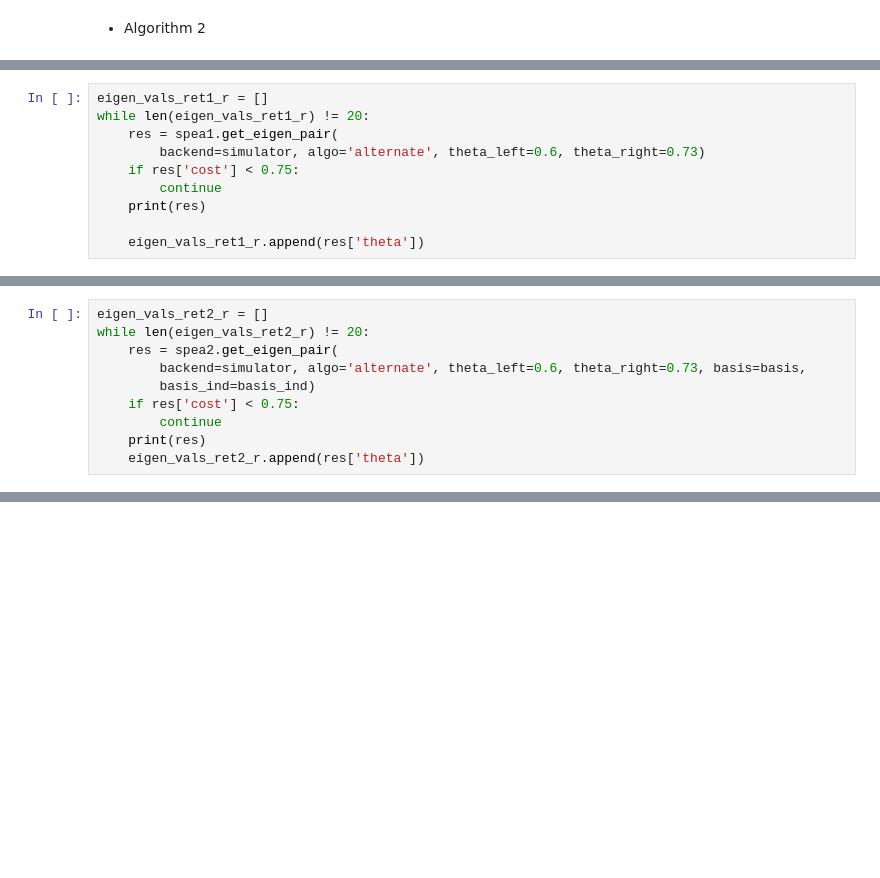
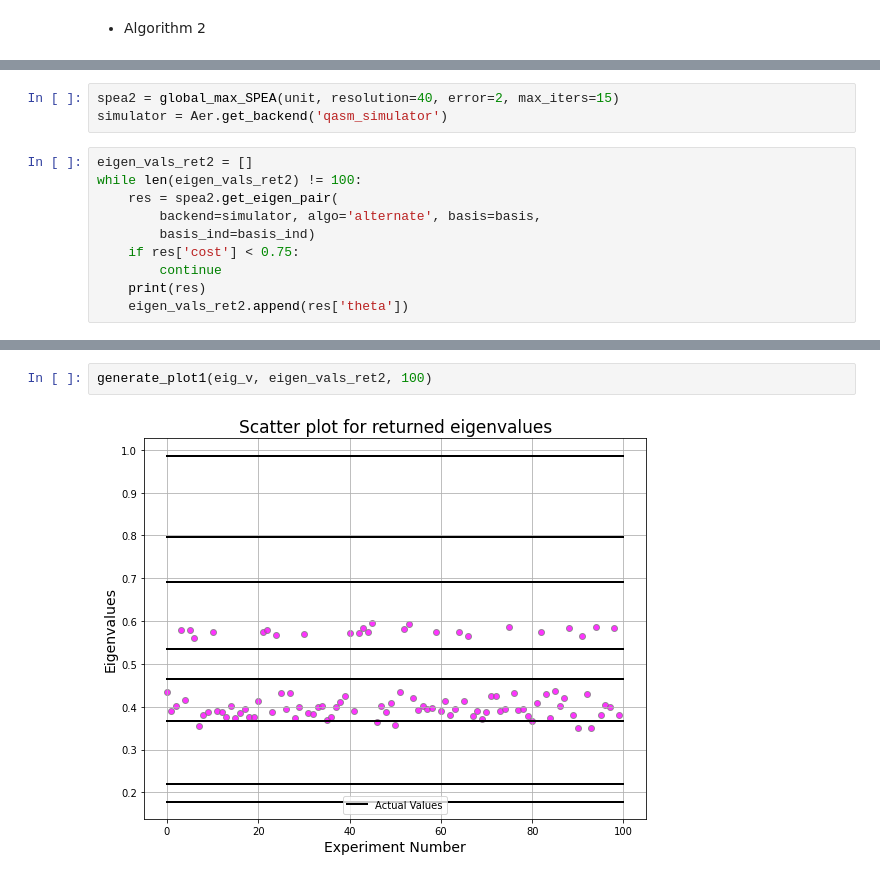
Before and after one commit to TheGupta2012/QPE-Algorithms, a Jupyter notebook: QPE/Statistical QPE/Experiments/Testing convergence to minimum eigenvalues.ipynb, the cells around one changed output, grey strips where cells are left out. Drawn from its saved outputs; the diff is of its cells as text; blank space fills up the shorter version.

```diff
--- a/QPE/Statistical QPE/Experiments/Testing convergence to minimum eigenvalues.ipynb
+++ b/QPE/Statistical QPE/Experiments/Testing convergence to minimum eigenvalues.ipynb
@@ -175,10 +192,0 @@ simulator = Aer.get_backend('qasm_simulator')
-# %%
-eigen_vals_ret1_r = []
-while len(eigen_vals_ret1_r) != 20:
-    res = spea1.get_eigen_pair(
-        backend=simulator, algo='alternate', theta_left=0.6, theta_right=0.73)
-    if res['cost'] < 0.75:
-        continue
-    print(res)
-
-    eigen_vals_ret1_r.append(res['theta'])
@@ -212,10 +192,0 @@ simulator = Aer.get_backend('qasm_simulator')
-# %%
-eigen_vals_ret2_r = []
-while len(eigen_vals_ret2_r) != 20:
-    res = spea2.get_eigen_pair(
-        backend=simulator, algo='alternate', theta_left=0.6, theta_right=0.73, basis=basis,
-        basis_ind=basis_ind)
-    if res['cost'] < 0.75:
-        continue
-    print(res)
-    eigen_vals_ret2_r.append(res['theta'])
@@ -308,0 +193,13 @@ res1
+# %%
+spea2 = global_max_SPEA(unit, resolution=40, error=2, max_iters=15)
+simulator = Aer.get_backend('qasm_simulator')
+# %%
+eigen_vals_ret2 = []
+while len(eigen_vals_ret2) != 100:
+    res = spea2.get_eigen_pair(
+        backend=simulator, algo='alternate', basis=basis,
+        basis_ind=basis_ind)
+    if res['cost'] < 0.75:
+        continue
+    print(res)
+    eigen_vals_ret2.append(res['theta'])
@@ -308,0 +224,4 @@ res1
+# %%
+generate_plot1(eig_v, eigen_vals_ret2, 100)
+# %% [output]
+[figure, added]
```
Also changed, not shown: parts of 49 cells of this notebook, 6 other files.
